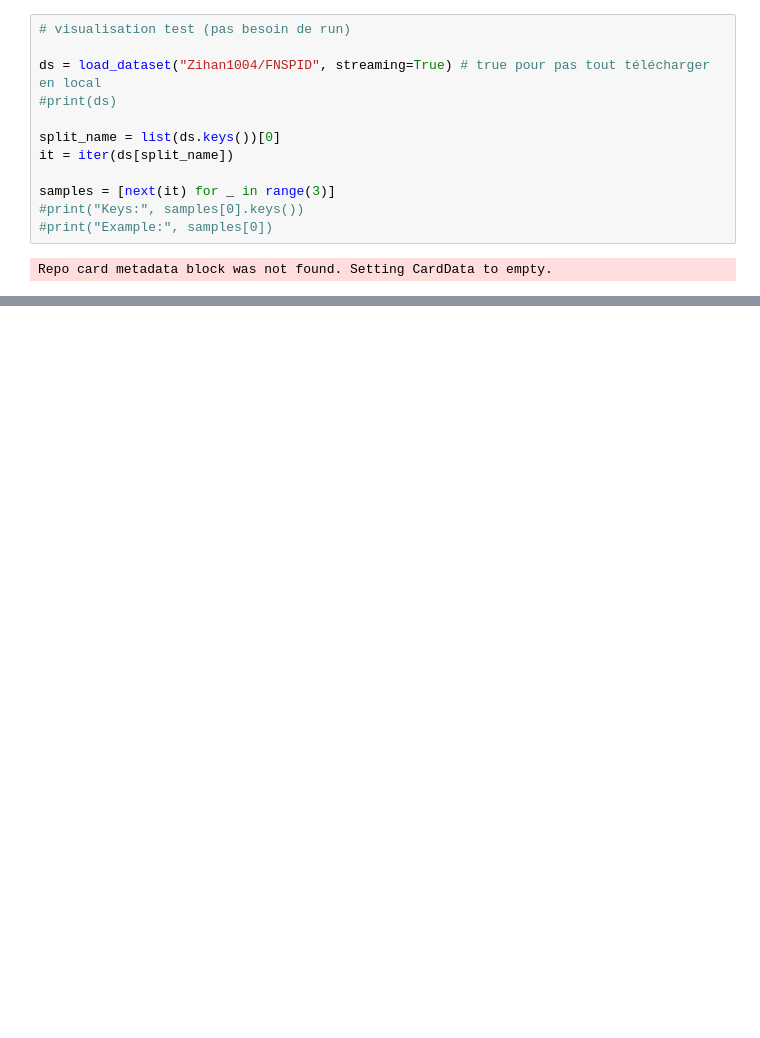
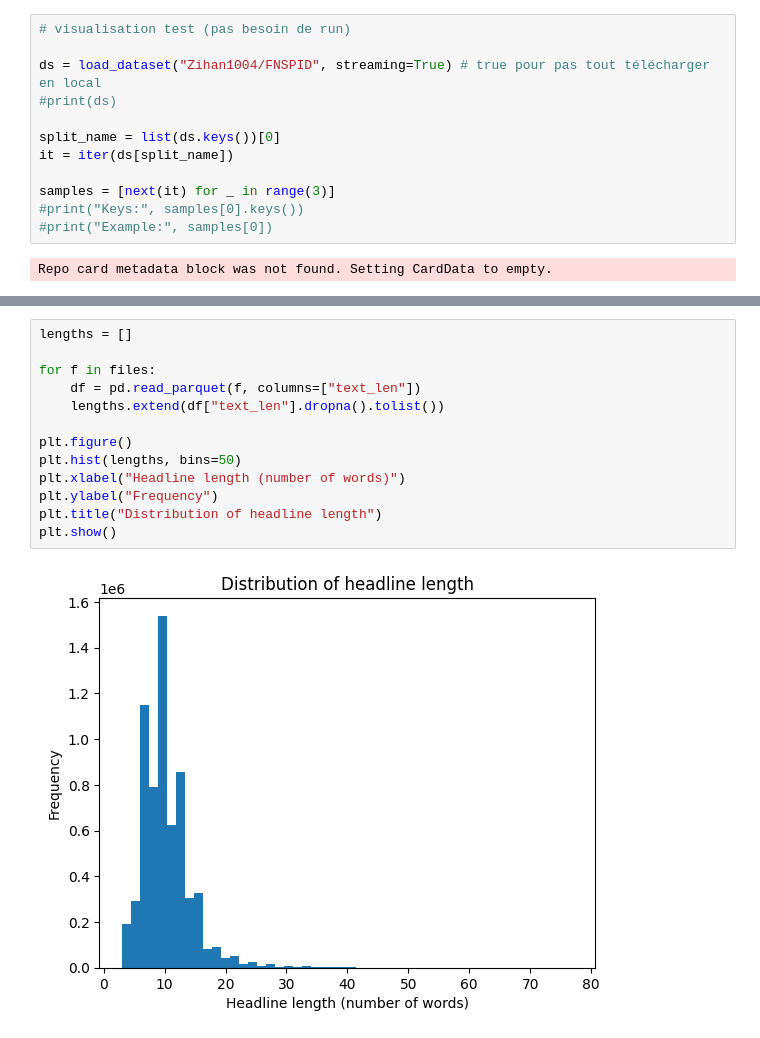
Before and after one commit to BRamesh02/Modality-aware-transformer, a Jupyter notebook: text_data.ipynb, the cells around one changed output, grey strips where cells are left out. Saved outputs shown, nothing was run; the diff lists cells and outputs as text; blank space fills up the shorter version.

```diff
--- a/text_data.ipynb
+++ b/text_data.ipynb
@@ -66,0 +429,15 @@ print(hours)
+# %%
+lengths = []
+
+for f in files:
+    df = pd.read_parquet(f, columns=["text_len"])
+    lengths.extend(df["text_len"].dropna().tolist())
+
+plt.figure()
+plt.hist(lengths, bins=50)
+plt.xlabel("Headline length (number of words)")
+plt.ylabel("Frequency")
+plt.title("Distribution of headline length")
+plt.show()
+# %% [output]
+[figure, added]
```
Also changed, not shown: parts of 20 cells of this notebook, 2 other files.
